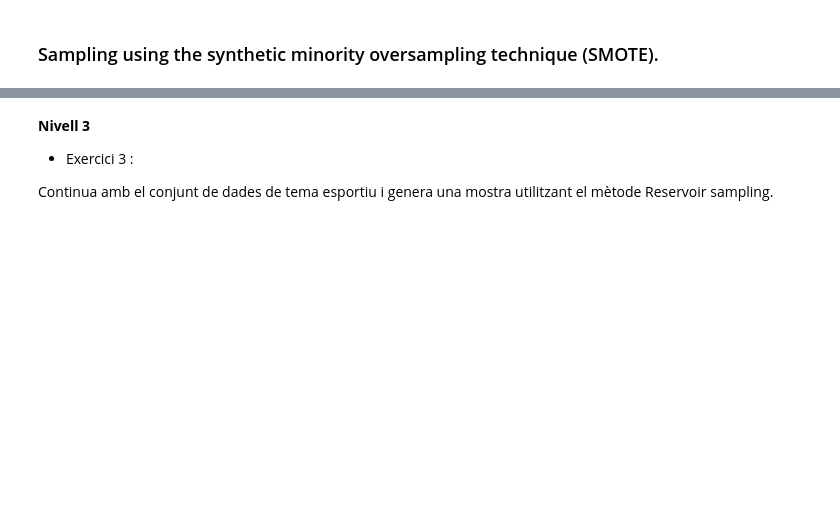
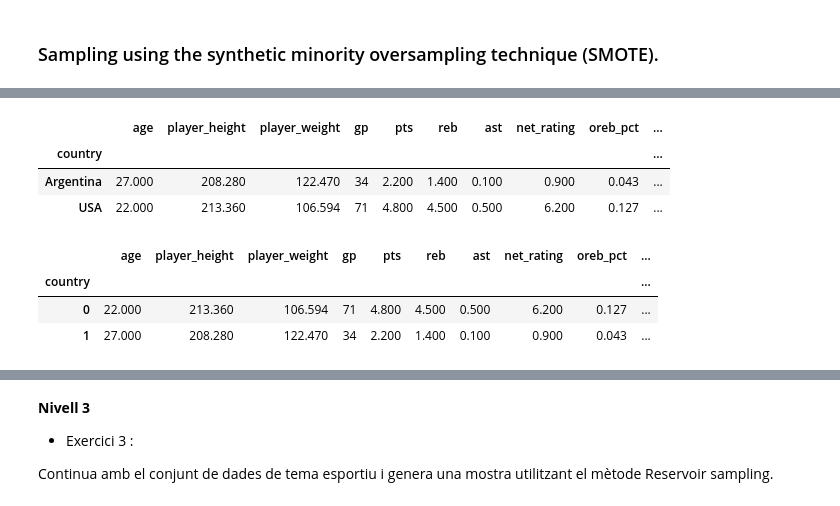
Before and after one commit to AugustoMaidana/sampling, a Jupyter notebook: sampling.ipynb, the cells around one changed output, grey strips where cells are left out. Drawn from its saved outputs; the diff is of its cells as text; code cells hidden in the pictures; blank space fills up the shorter version.

```diff
--- a/sampling.ipynb
+++ b/sampling.ipynb
@@ -496,2 +698,10 @@ smote_sampling_all_seasons_df.head()
+# %%
+sk = smote_sampling_all_seasons_df.groupby('country')
+sk.first()
+# %% [output]
+|  | age | player_height | player_weight | gp | pts | reb | ast | net_rating | oreb_pct | ... |
+| country |  |  |  |  |  |  |  |  |  | ... |
+| Argentina | 27.000 | 208.280 | 122.470 | 34 | 2.200 | 1.400 | 0.100 | 0.900 | 0.043 | ... |
+| USA | 22.000 | 213.360 | 106.594 | 71 | 4.800 | 4.500 | 0.500 | 6.200 | 0.127 | ... |
 # %%
 smote_sampling_all_seasons_df['country'] = [0 if x == 'USA' else 1 for x in smote_sampling_all_seasons_df['country']]
@@ -500,2 +708,10 @@ smote_sampling_all_seasons_df.head()
+# %%
+sk = smote_sampling_all_seasons_df.groupby('country')
+sk.first()
+# %% [output]
+|  | age | player_height | player_weight | gp | pts | reb | ast | net_rating | oreb_pct | ... |
+| country |  |  |  |  |  |  |  |  |  | ... |
+| 0 | 22.000 | 213.360 | 106.594 | 71 | 4.800 | 4.500 | 0.500 | 6.200 | 0.127 | ... |
+| 1 | 27.000 | 208.280 | 122.470 | 34 | 2.200 | 1.400 | 0.100 | 0.900 | 0.043 | ... |
 # %%
 smote_sampling_all_seasons_df['country'].value_counts()
```
Also changed, not shown: parts of 45 cells of this notebook.
